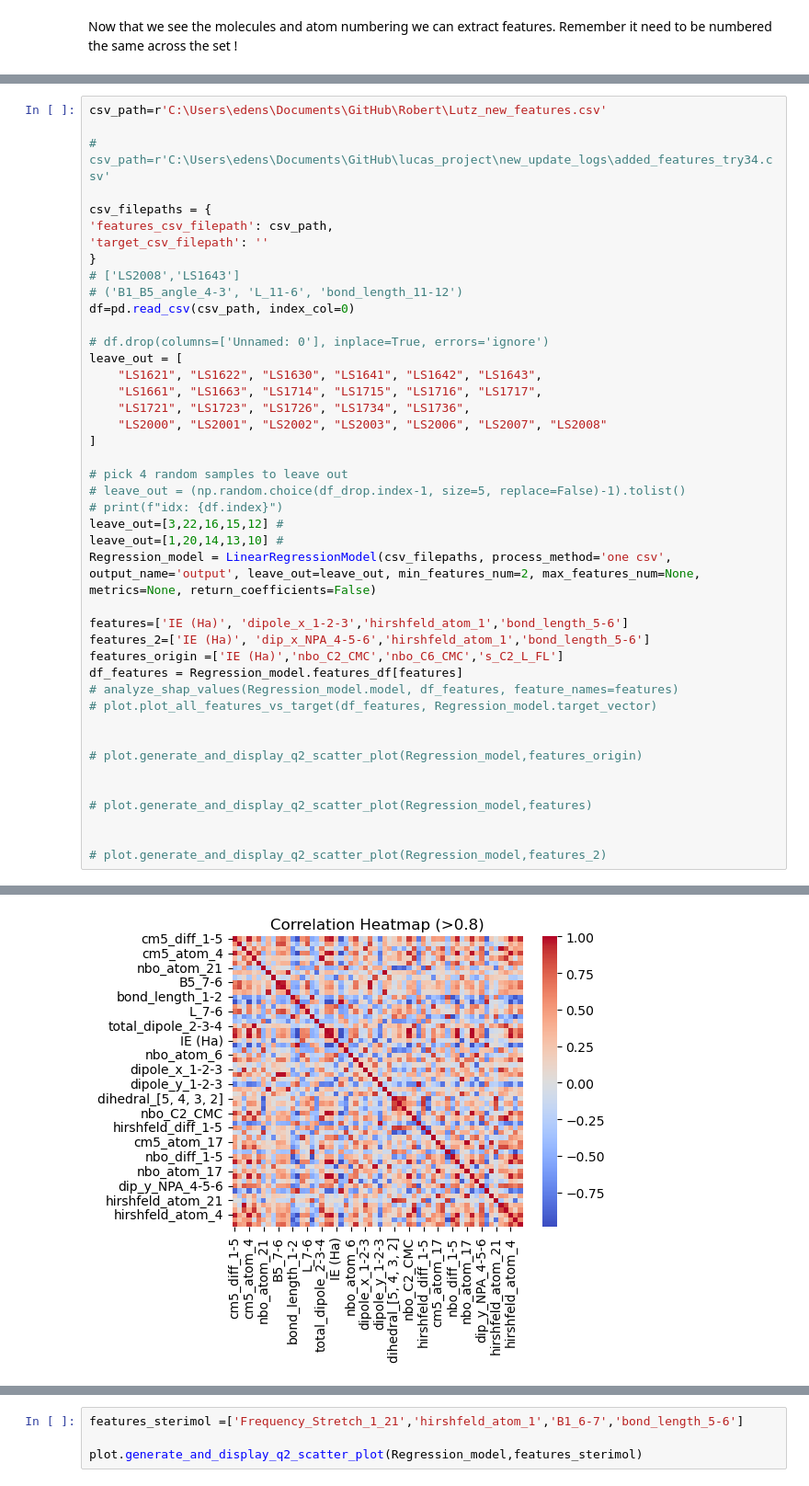
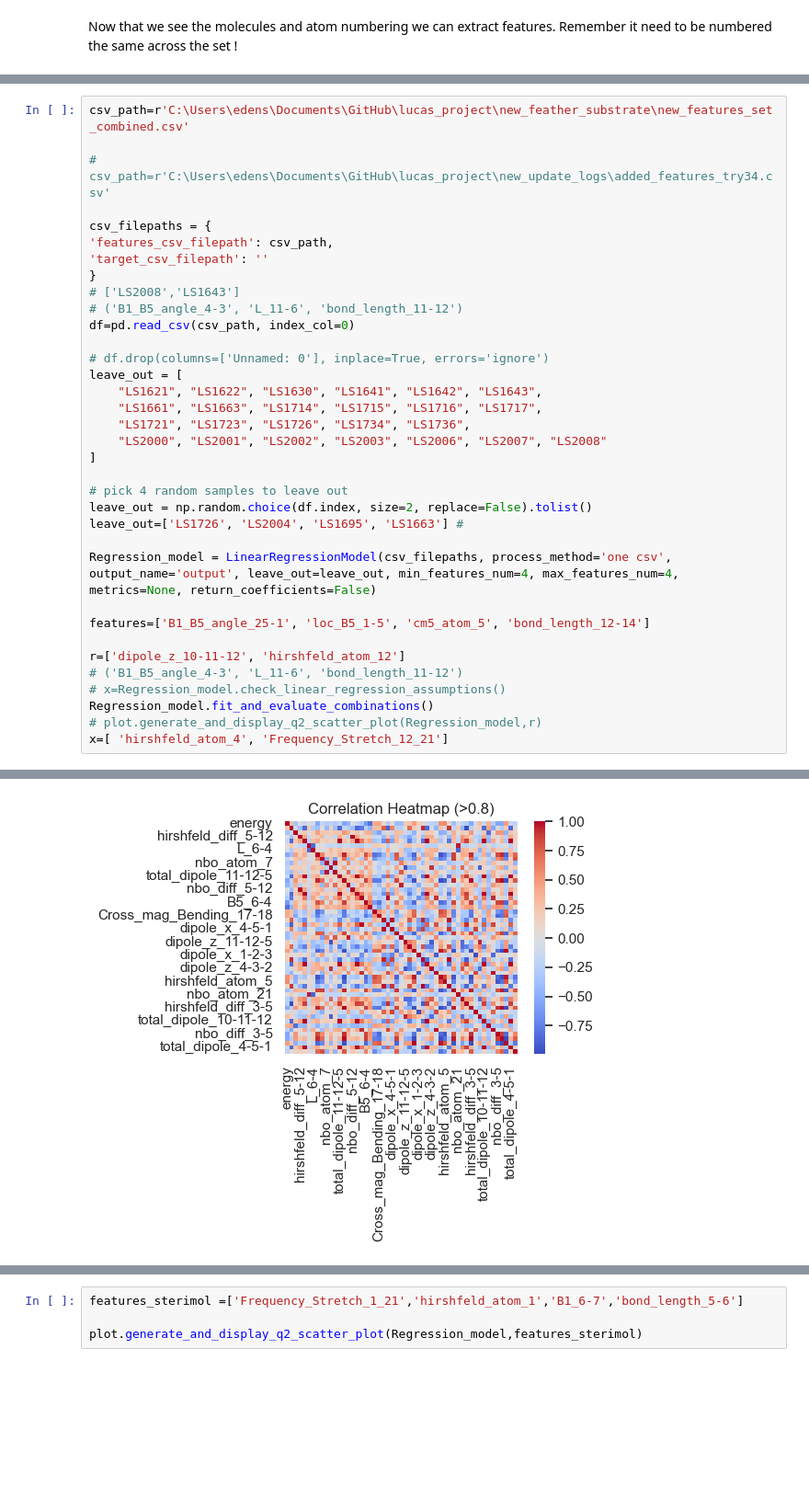
Before and after one commit to edenspec2/labcode_updated, a Jupyter notebook: MolFeatures/Practical_Notebook.ipynb, the cells around one changed output, grey strips where cells are left out. Shown at 92% size. Drawn from its saved outputs; the diff is of its cells as text; blank space fills up the shorter version.

```diff
--- a/MolFeatures/Practical_Notebook.ipynb
+++ b/MolFeatures/Practical_Notebook.ipynb
@@ -396,5 +129,5 @@ ModuleNotFoundError: No module named 'shap'
 # %%
-csv_path=r'C:\Users\edens\Documents\GitHub\Robert\Lutz_new_features.csv'
+csv_path=r'C:\Users\edens\Documents\GitHub\lucas_project\new_feather_substrate\new_features_set_combined.csv'
 
 # csv_path=r'C:\Users\edens\Documents\GitHub\lucas_project\new_update_logs\added_features_try34.csv'
 
@@ -415,25 +148,17 @@ leave_out = [
 ]
 
 # pick 4 random samples to leave out
-# leave_out = (np.random.choice(df_drop.index-1, size=5, replace=False)-1).tolist()
-# print(f"idx: {df.index}")
-leave_out=[3,22,16,15,12] #
-leave_out=[1,20,14,13,10] #
-Regression_model = LinearRegressionModel(csv_filepaths, process_method='one csv', output_name='output', leave_out=leave_out, min_features_num=2, max_features_num=None, metrics=None, return_coefficients=False)
+leave_out = np.random.choice(df.index, size=2, replace=False).tolist()
+leave_out=['LS1726', 'LS2004', 'LS1695', 'LS1663'] #
 
-features=['IE (Ha)', 'dipole_x_1-2-3','hirshfeld_atom_1','bond_length_5-6']
-features_2=['IE (Ha)', 'dip_x_NPA_4-5-6','hirshfeld_atom_1','bond_length_5-6']
-features_origin =['IE (Ha)','nbo_C2_CMC','nbo_C6_CMC','s_C2_L_FL']
-df_features = Regression_model.features_df[features]
-# analyze_shap_values(Regression_model.model, df_features, feature_names=features)
-# plot.plot_all_features_vs_target(df_features, Regression_model.target_vector)
+Regression_model = LinearRegressionModel(csv_filepaths, process_method='one csv', output_name='output', leave_out=leave_out, min_features_num=4, max_features_num=4, metrics=None, return_coefficients=False)
 
+features=['B1_B5_angle_25-1', 'loc_B5_1-5', 'cm5_atom_5', 'bond_length_12-14']
 
-# plot.generate_and_display_q2_scatter_plot(Regression_model,features_origin)
-
-
-# plot.generate_and_display_q2_scatter_plot(Regression_model,features)
-
-
-# plot.generate_and_display_q2_scatter_plot(Regression_model,features_2)
+r=['dipole_z_10-11-12', 'hirshfeld_atom_12']
+# ('B1_B5_angle_4-3', 'L_11-6', 'bond_length_11-12')
+# x=Regression_model.check_linear_regression_assumptions()
+Regression_model.fit_and_evaluate_combinations()
+# plot.generate_and_display_q2_scatter_plot(Regression_model,r)
+x=[ 'hirshfeld_atom_4', 'Frequency_Stretch_12_21']
 # %% [output]
@@ -447,2 +172,2 @@ Features with correlation above 0.8:
-[figure, old version]
+[figure, new version]
 Correlated features were not dropped.
```
Also changed, not shown: parts of 10 cells of this notebook, 9 other files.
